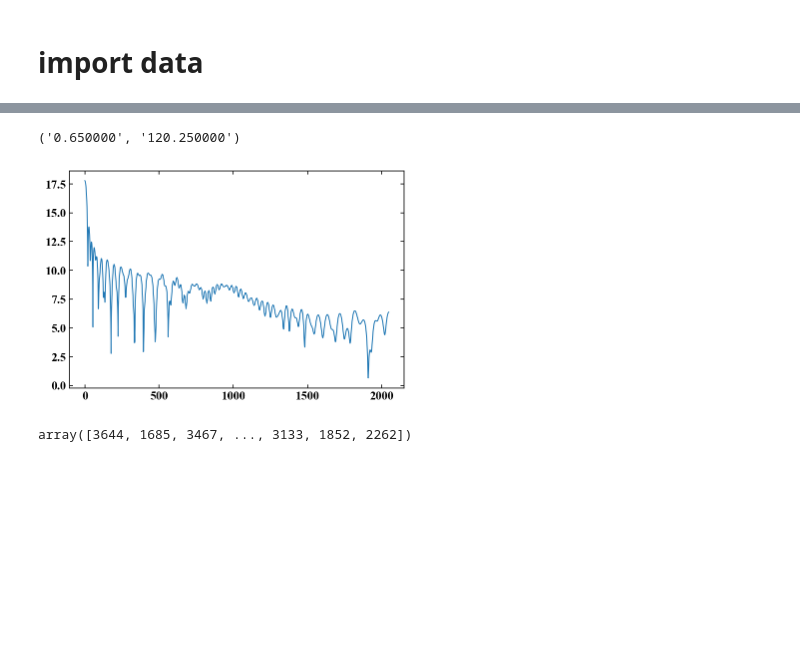
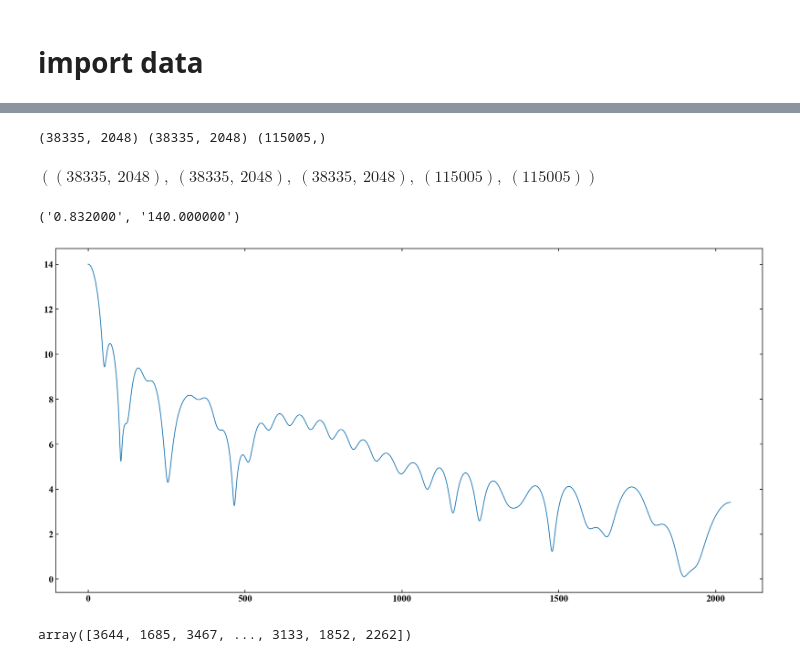
Before and after one commit to KenyonY/my-deep-learning, a Jupyter notebook: Physics/更复杂的正弦.ipynb, the cells around one changed output, grey strips where cells are left out. Cells and saved outputs as stored; diff of their text form; code cells hidden in the pictures; blank space fills up the shorter version.

```diff
--- a/Physics/更复杂的正弦.ipynb
+++ b/Physics/更复杂的正弦.ipynb
@@ -117,3 +124,6 @@ size,simple_size,num,N,last_num
+# %%
+target_path=r'D:\mydata\out_shuffle'
+sr = 2048
 # %%
 # load
 def load_data(path):
@@ -154,13 +172,20 @@ i1, i2, dop, M, ALPHA = next(data)
 #     i1[idx] = pd.read_table(i, encoding='gb2312',sep='\t',index_col=None).I1.to_numpy().astype(np.float32)
 #     i2[idx] = pd.read_table(i, encoding='gb2312',sep='\t',index_col=None).I2.to_numpy().astype(np.float32)
 #     dop[idx] = pd.read_table(i, encoding='gb2312',sep='\t',index_col=None).DOP.to_numpy().astype(np.float32)
+# %%
+i1, i2, dop, M, ALPHA = next(data)
+i1.shape, i2.shape, dop.shape, M.shape, ALPHA.shape
+# %% [output]
+(38335, 2048) (38335, 2048) (115005,)
+$\displaystyle \left( \left( 38335, \  2048\right), \  \left( 38335, \  2048\right), \  \left( 38335, \  2048\right), \  \left( 115005\right), \  \left( 115005\right)\right)$
 # %%
-IDX = 100
+IDX = 20000
+plt.figure(figsize=(16,8))
 plt.plot(np.log(i1[IDX]))
 M[IDX], ALPHA[IDX]
 # %% [output]
-('0.650000', '120.250000')
+('0.832000', '140.000000')
-[figure, old version]
+[figure, new version]
 # %%
 L = len(fileNames)
 S = np.arange(L)
```
Also changed, not shown: parts of 13 cells of this notebook, 1 other file.
